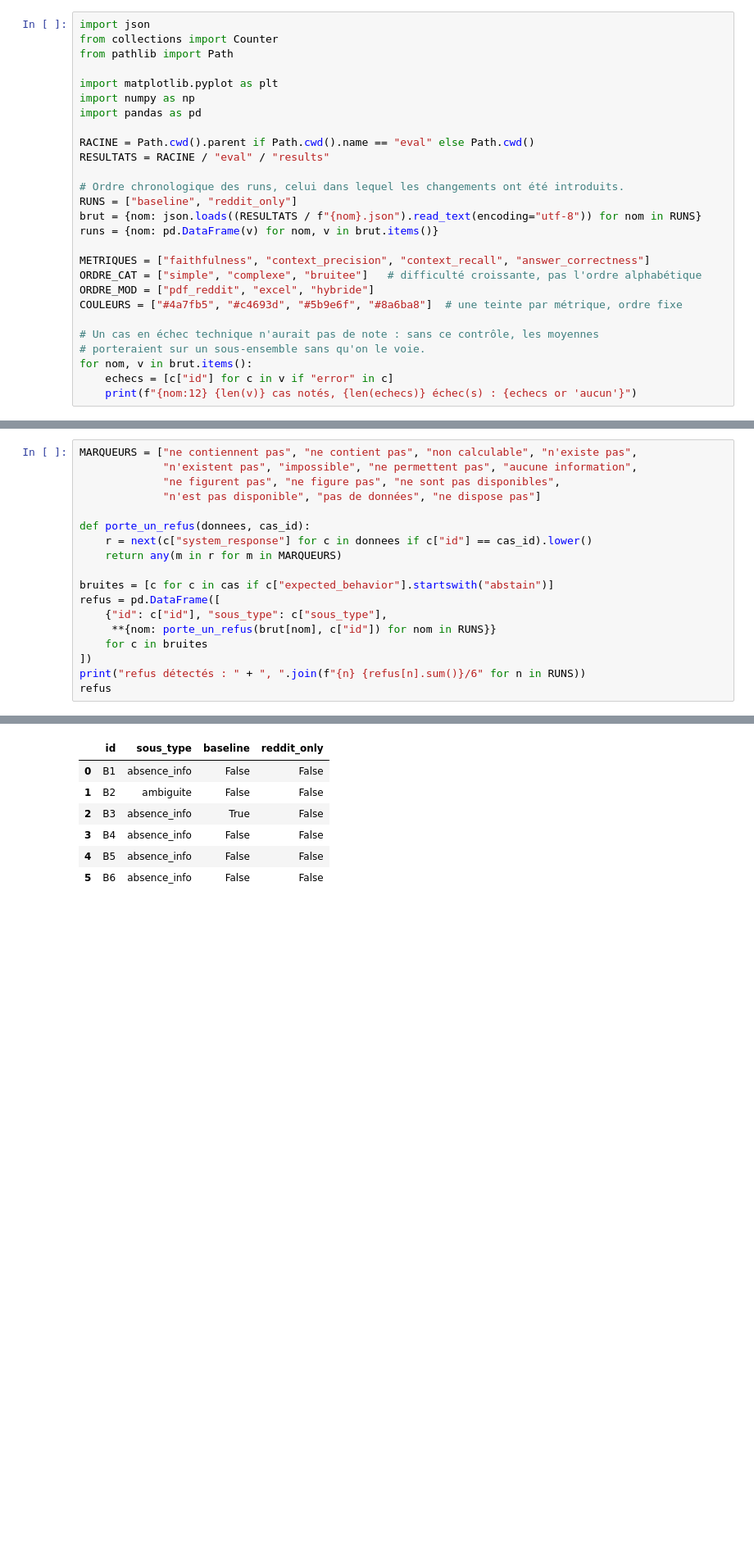
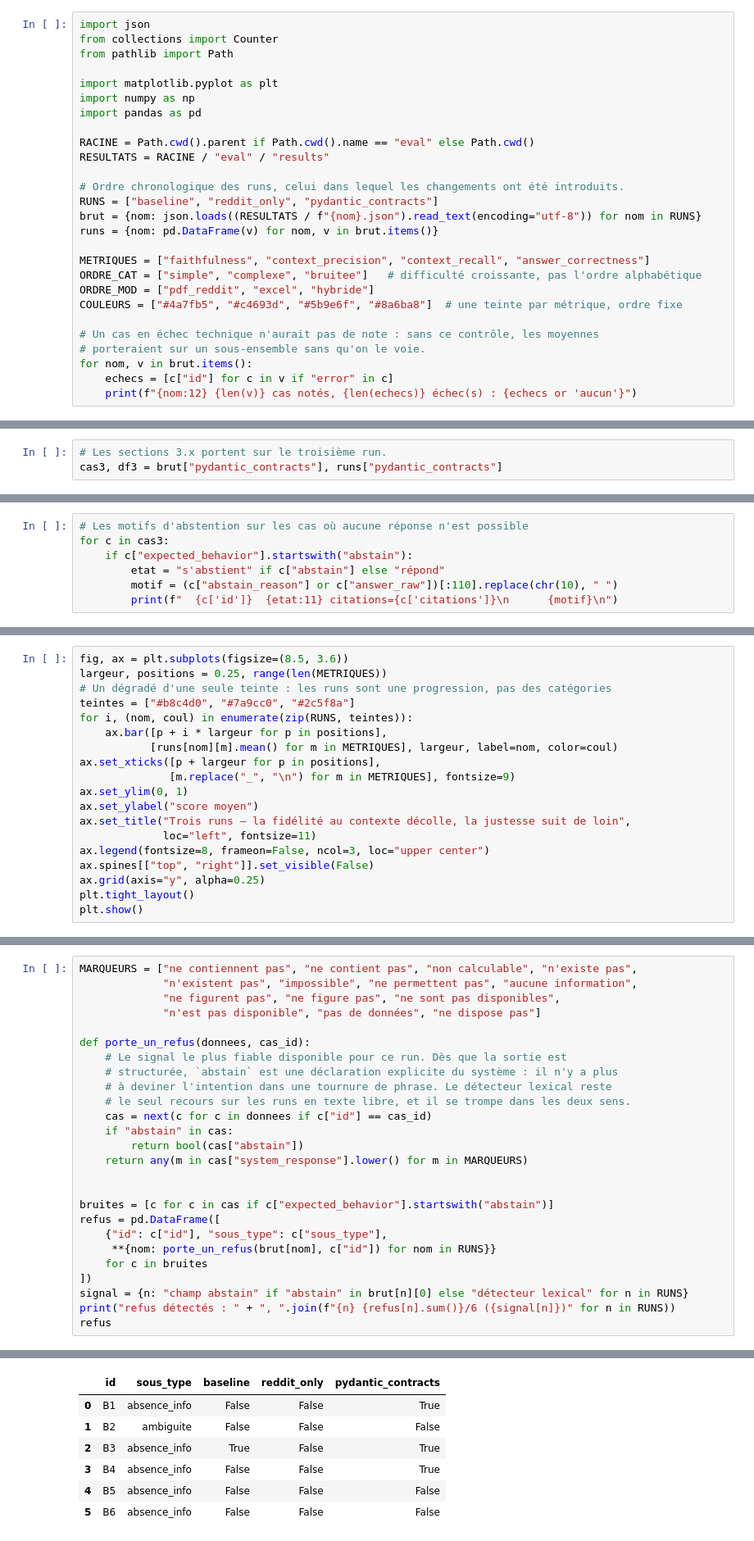
Before and after one commit to FaizaKh93/Projet10_mission, a Jupyter notebook: eval/analyze_results.ipynb, the cells around one changed output, grey strips where cells are left out. Shown at 82% size. Saved outputs shown, nothing was run; the diff lists cells and outputs as text; blank space fills up the shorter version.

```diff
--- a/eval/analyze_results.ipynb
+++ b/eval/analyze_results.ipynb
@@ -39,7 +38,7 @@ RACINE = Path.cwd().parent if Path.cwd().name == "eval" else Path.cwd()
 RESULTATS = RACINE / "eval" / "results"
 
 # Ordre chronologique des runs, celui dans lequel les changements ont été introduits.
-RUNS = ["baseline", "reddit_only"]
+RUNS = ["baseline", "reddit_only", "pydantic_contracts"]
 brut = {nom: json.loads((RESULTATS / f"{nom}.json").read_text(encoding="utf-8")) for nom in RUNS}
 runs = {nom: pd.DataFrame(v) for nom, v in brut.items()}
 
@@ -425,0 +436,3 @@ répondre.**
+# %%
+# Les sections 3.x portent sur le troisième run.
+cas3, df3 = brut["pydantic_contracts"], runs["pydantic_contracts"]
@@ -425,0 +564,7 @@ répondre.**
+# %%
+# Les motifs d'abstention sur les cas où aucune réponse n'est possible
+for c in cas3:
+    if c["expected_behavior"].startswith("abstain"):
+        etat = "s'abstient" if c["abstain"] else "répond"
+        motif = (c["abstain_reason"] or c["answer_raw"])[:110].replace(chr(10), " ")
+        print(f"  {c['id']}  {etat:11} citations={c['citations']}\n      {motif}\n")
@@ -441,0 +631,19 @@ comparatif
+# %%
+fig, ax = plt.subplots(figsize=(8.5, 3.6))
+largeur, positions = 0.25, range(len(METRIQUES))
+# Un dégradé d'une seule teinte : les runs sont une progression, pas des catégories
+teintes = ["#b8c4d0", "#7a9cc0", "#2c5f8a"]
+for i, (nom, coul) in enumerate(zip(RUNS, teintes)):
+    ax.bar([p + i * largeur for p in positions],
+           [runs[nom][m].mean() for m in METRIQUES], largeur, label=nom, color=coul)
+ax.set_xticks([p + largeur for p in positions],
+              [m.replace("_", "\n") for m in METRIQUES], fontsize=9)
+ax.set_ylim(0, 1)
+ax.set_ylabel("score moyen")
+ax.set_title("Trois runs — la fidélité au contexte décolle, la justesse suit de loin",
+             loc="left", fontsize=11)
+ax.legend(fontsize=8, frameon=False, ncol=3, loc="upper center")
+ax.spines[["top", "right"]].set_visible(False)
+ax.grid(axis="y", alpha=0.25)
+plt.tight_layout()
+plt.show()
@@ -559,8 +780,15 @@ MARQUEURS = ["ne contiennent pas", "ne contient pas", "non calculable", "n'exist
              "n'est pas disponible", "pas de données", "ne dispose pas"]
 
 def porte_un_refus(donnees, cas_id):
-    r = next(c["system_response"] for c in donnees if c["id"] == cas_id).lower()
-    return any(m in r for m in MARQUEURS)
+    # Le signal le plus fiable disponible pour ce run. Dès que la sortie est
+    # structurée, `abstain` est une déclaration explicite du système : il n'y a plus
+    # à deviner l'intention dans une tournure de phrase. Le détecteur lexical reste
+    # le seul recours sur les runs en texte libre, et il se trompe dans les deux sens.
+    cas = next(c for c in donnees if c["id"] == cas_id)
+    if "abstain" in cas:
+        return bool(cas["abstain"])
+    return any(m in cas["system_response"].lower() for m in MARQUEURS)
+
 
 bruites = [c for c in cas if c["expected_behavior"].startswith("abstain")]
 refus = pd.DataFrame([
@@ -568,6 +796,7 @@ refus = pd.DataFrame([
      **{nom: porte_un_refus(brut[nom], c["id"]) for nom in RUNS}}
     for c in bruites
 ])
-print("refus détectés : " + ", ".join(f"{n} {refus[n].sum()}/6" for n in RUNS))
+signal = {n: "champ abstain" if "abstain" in brut[n][0] else "détecteur lexical" for n in RUNS}
+print("refus détectés : " + ", ".join(f"{n} {refus[n].sum()}/6 ({signal[n]})" for n in RUNS))
 refus
 # %% [output]
@@ -575,10 +804,10 @@ refus détectés : baseline 1/6, reddit_only 0/6
-|  | id | sous_type | baseline | reddit_only |
-| 0 | B1 | absence_info | False | False |
-| 1 | B2 | ambiguite | False | False |
-| 2 | B3 | absence_info | True | False |
-| 3 | B4 | absence_info | False | False |
-| 4 | B5 | absence_info | False | False |
-| 5 | B6 | absence_info | False | False |
+|  | id | sous_type | baseline | reddit_only | pydantic_contracts |
+| 0 | B1 | absence_info | False | False | True |
+| 1 | B2 | ambiguite | False | False | False |
+| 2 | B3 | absence_info | True | False | True |
+| 3 | B4 | absence_info | False | False | True |
+| 4 | B5 | absence_info | False | False | False |
+| 5 | B6 | absence_info | False | False | False |
 # %%
 # Les deux réponses les plus parlantes, dans les deux runs
 for cas_id in ("B5", "B3"):
```
Also changed, not shown: parts of 42 cells of this notebook, 17 other files.
